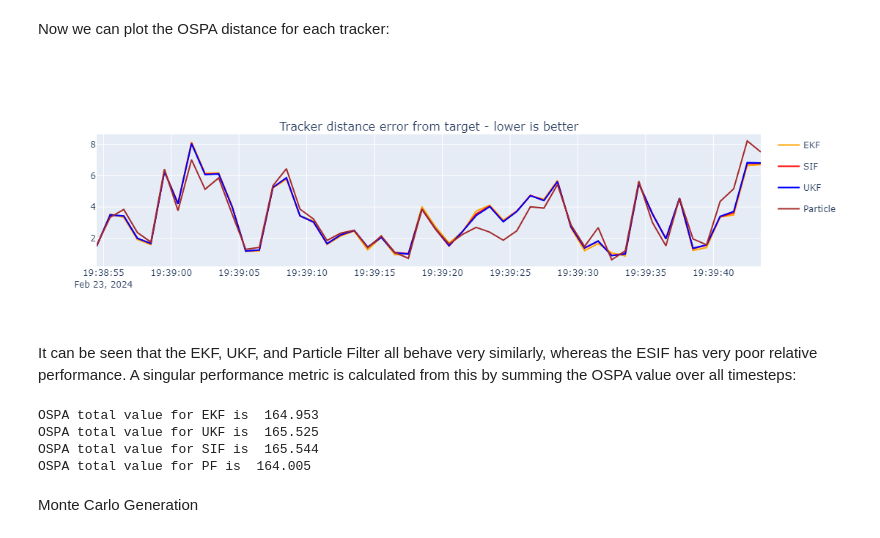
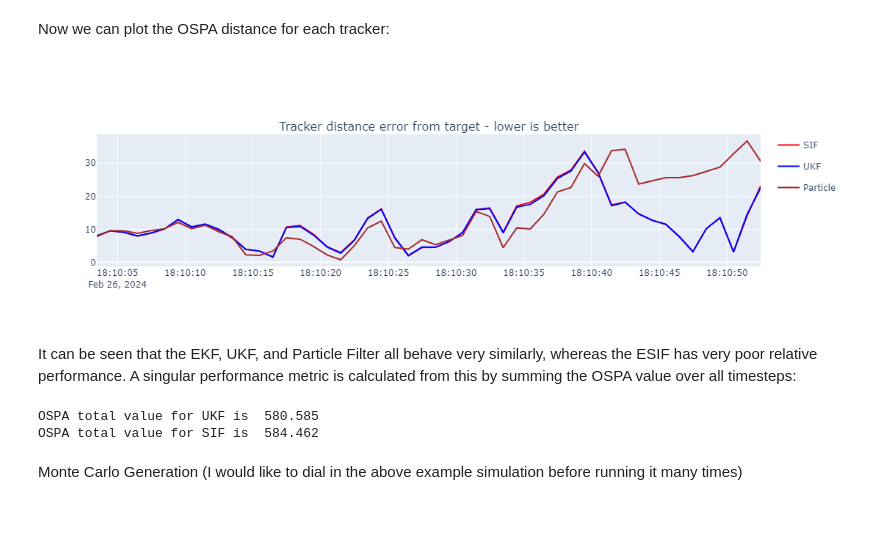
Before and after one commit to 0sm1um/SIF-PMF-Simulation, a Jupyter notebook: UKF_SIF_Example.ipynb, the cells around one changed output. Saved outputs shown, nothing was run; the diff lists cells and outputs as text; code cells hidden in the pictures.

```diff
--- a/UKF_SIF_Example.ipynb
+++ b/UKF_SIF_Example.ipynb
@@ -80,7 +82,7 @@ sensor = RadarBearingRange(
 Now we place the sensor into the simulation:
 # %%
 from stonesoup.platform import FixedPlatform
-platform = FixedPlatform(State(StateVector([40, 0, -20, 0])), position_mapping=[0, 2], # 40
+platform = FixedPlatform(State(StateVector([60, 0, -60, 0])), position_mapping=[0, 2], # 40
                          sensors=[sensor])
 # %% [markdown]
 Now we run the sensor and create detections:
@@ -126,8 +128,8 @@ which will be wrong due to the fact that we designed the targets to sometimes tu
 We do this to test how effectively each tracking algorithm can perform against
 target behaviour that doesn't move exactly as predicted.
 # %%
-transition_model_estimate = CombinedLinearGaussianTransitionModel([ConstantVelocity(0.5),
-                                                                   ConstantVelocity(0.5)])
+transition_model_estimate = CombinedLinearGaussianTransitionModel([ConstantVelocity(1),
+                                                                   ConstantVelocity(1)])
 # Tracking algorithm incorrectly estimates the type of path the truth takes
 # %% [markdown]
 Next, we initialise the predictors, updaters, hypothesisers, data associators, and deleter.
@@ -193,8 +189,7 @@ Now we introduce the initial predictors which will be used in the data associato
 in the track initiators:
 # %%
 init_transition_model = CombinedLinearGaussianTransitionModel(
-    (ConstantVelocity(0.05), ConstantVelocity(0.05)))
-init_predictor_EKF = ExtendedKalmanPredictor(init_transition_model)
+    (ConstantVelocity(q_x), ConstantVelocity(q_x))) # 0.05
 init_predictor_UKF = UnscentedKalmanPredictor(init_transition_model)
 init_predictor_SIF = SIFKalmanPredictor(init_transition_model)
 init_predictor_PF = ParticlePredictor(init_transition_model)
@@ -255,7 +237,7 @@ prior_state = GaussianState(
 
 initiator_Part = SimpleMeasurementInitiator(prior_state, measurement_model=None,
                                             skip_non_reversible=True)
-number_particles = 5000 # 2500
+number_particles = 2500 # 2500
 initiator_PF = GaussianParticleInitiator(number_particles=number_particles,
                                         initiator=initiator_Part,
                                         use_fixed_covar=False)
@@ -398,27 +402,16 @@ Now we can plot the OSPA distance for each tracker:
 # %%
 from plotly.subplots import make_subplots
 
-ospa_metric_EKF = metrics_EKF['OSPA distances']
 ospa_metric_UKF = metrics_UKF['OSPA distances']
 ospa_metric_SIF = metrics_SIF['OSPA distances']
 ospa_metric_PF = metrics_PF['OSPA distances']
+
 
 fig = make_subplots(
     rows=1, cols=1,
     shared_xaxes=False,
     vertical_spacing=0.040,
     subplot_titles=['Tracker distance error from target - lower is better'])
-fig.add_scatter(
-    x=[i.timestamp for i in ospa_metric_EKF.value],
-    y=[i.value for i in ospa_metric_EKF.value],
-    name='EKF',
-    legendgroup="orange",
-    yaxis='y',
-    row=1,
-    col=1,
-    showlegend=True,
-    line_color='orange',
-)
 fig.add_scatter(
     x=[i.timestamp for i in ospa_metric_SIF.value],
     y=[i.value for i in ospa_metric_SIF.value],
@@ -426,60 +419,54 @@ fig.add_scatter(
     legendgroup="red",
     yaxis='y',
     row=1,
     col=1,
     showlegend=True,
     line_color='red',
 )
 fig.add_scatter(
     x=[i.timestamp for i in ospa_metric_UKF.value],
     y=[i.value for i in ospa_metric_UKF.value],
     name='UKF',
     legendgroup="blue",
     yaxis='y',
     row=1,
     col=1,
     showlegend=True,
     line_color='blue',
 )
 fig.add_scatter(
     x=[i.timestamp for i in ospa_metric_PF.value],
     y=[i.value for i in ospa_metric_PF.value],
     name='Particle',
     legendgroup="brown",
     yaxis='y',
     row=1,
     col=1,
     showlegend=True,
     line_color='brown',
 )
 # %% [output]
-[figure, old version]
+[figure, new version]
 # %% [markdown]
 It can be seen that the EKF, UKF, and Particle Filter all behave very similarly,
 whereas the ESIF has very poor relative performance. A singular performance metric is calculated
 from this by summing the OSPA value over all timesteps:
 # %%
 # sum up distance error from ground truth over all timestamps
-ospa_EKF_total = sum([ospa_metric_EKF.value[i].value for i in range(0,
-                                                                    len(ospa_metric_EKF.value))])
 ospa_UKF_total = sum([ospa_metric_UKF.value[i].value for i in range(0,
                                                                     len(ospa_metric_UKF.value))])
 ospa_SIF_total = sum([ospa_metric_SIF.value[i].value for i in range(0,
                                                                     len(ospa_metric_SIF.value))])
-ospa_PF_total = sum([ospa_metric_PF.value[i].value for i in range(0,
-                                                                len(ospa_metric_PF.value))])
+#ospa_PF_total = sum([ospa_metric_PF.value[i].value for i in range(0,
+#                                                                len(ospa_metric_PF.value))])
 
-print("OSPA total value for EKF is ", f'{ospa_EKF_total:.3f}')
 print("OSPA total value for UKF is ", f'{ospa_UKF_total:.3f}')
 print("OSPA total value for SIF is ", f'{ospa_SIF_total:.3f}')
-print("OSPA total value for PF is ", f'{ospa_PF_total:.3f}')
 # %% [output]
-OSPA total value for EKF is  164.953
-OSPA total value for UKF is  165.525
-OSPA total value for SIF is  165.544
-OSPA total value for PF is  164.005
+OSPA total value for UKF is  580.585
+OSPA total value for SIF is  584.462
-# %% [markdown]
-Monte Carlo Generation
+# %% [markdown]
+Monte Carlo Generation (I would like to dial in the above example simulation before running it many times)
 # %%
 monte_carlo_iterations = 50
 
```
Also changed, not shown: parts of 10 cells of this notebook, 1 other file.
